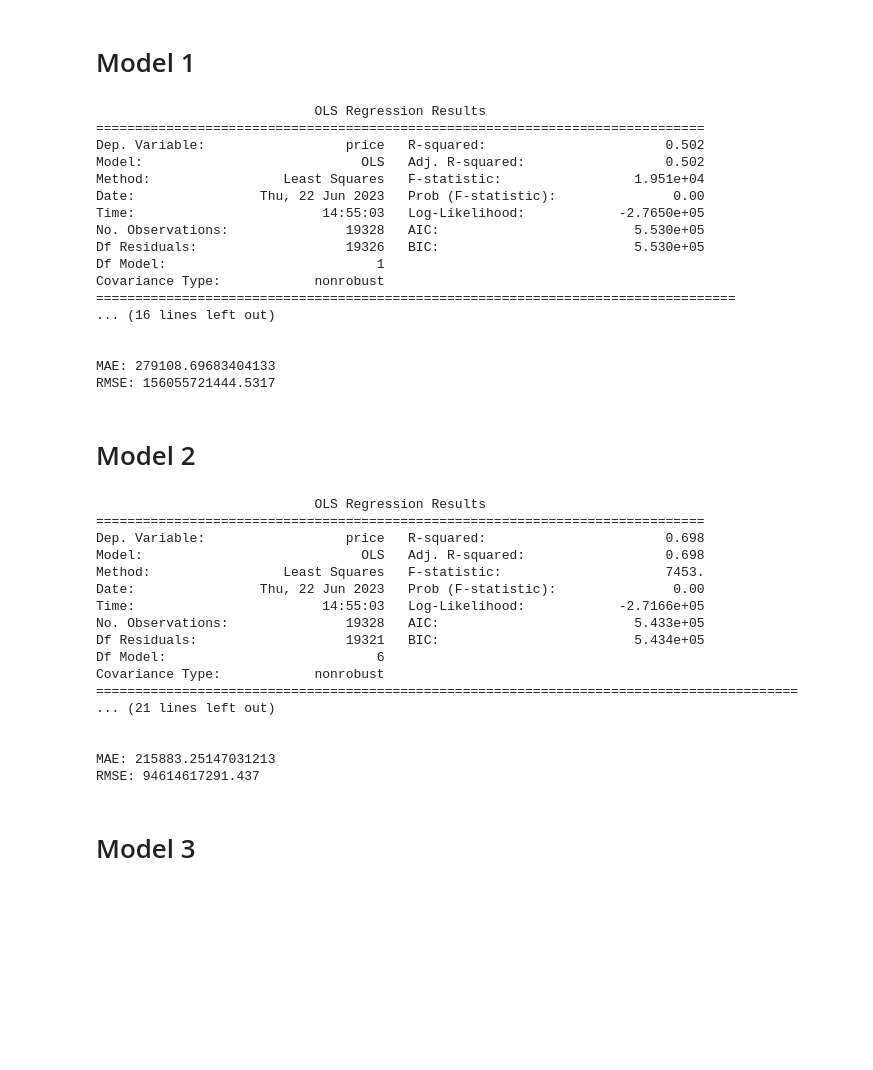
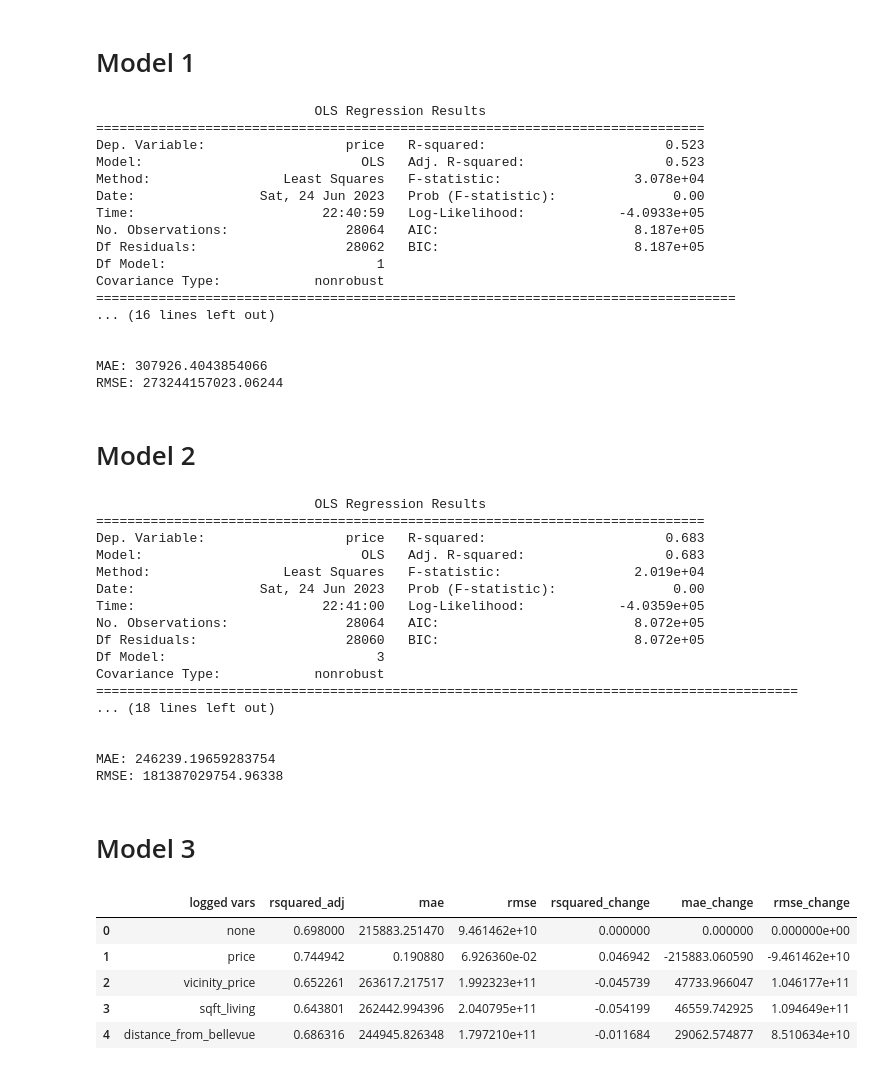
Before and after one commit to Jellohub/phase2_project, a Jupyter notebook: Notebook.ipynb, the cells around one changed output. Drawn from its saved outputs; the diff is of its cells as text; code cells hidden in the pictures; blank space fills up the shorter version.

Commit message:
Implemented new modeling strategies

```diff
--- a/Notebook.ipynb
+++ b/Notebook.ipynb
@@ -288,88 +273,96 @@ List of variables we are interested in:
 # %% [markdown]
 # Model 1
 # %%
-model = sm.OLS.from_formula(f"price ~ vicinity_price", data=houses)
+model = sm.OLS.from_formula(f"price ~ vicinity_price", data=df)
 results = model.fit()
 print(results.summary())
 print("\n\n")
-mae = mean_absolute_error(houses.price, results.predict(houses))
-rmse = mean_squared_error(houses.price, results.predict(houses))
+mae = mean_absolute_error(df.price, results.predict(df))
+rmse = mean_squared_error(df.price, results.predict(df))
 print (f"MAE: {mae}\nRMSE: {rmse}")
 # %% [output]
                             OLS Regression Results
 ==============================================================================
-Dep. Variable:                  price   R-squared:                       0.502
-Model:                            OLS   Adj. R-squared:                  0.502
-Method:                 Least Squares   F-statistic:                 1.951e+04
-Date:                Thu, 22 Jun 2023   Prob (F-statistic):               0.00
-Time:                        14:55:03   Log-Likelihood:            -2.7650e+05
-No. Observations:               19328   AIC:                         5.530e+05
-Df Residuals:                   19326   BIC:                         5.530e+05
+Dep. Variable:                  price   R-squared:                       0.523
+Model:                            OLS   Adj. R-squared:                  0.523
+Method:                 Least Squares   F-statistic:                 3.078e+04
+Date:                Sat, 24 Jun 2023   Prob (F-statistic):               0.00
+Time:                        22:40:59   Log-Likelihood:            -4.0933e+05
+No. Observations:               28064   AIC:                         8.187e+05
+Df Residuals:                   28062   BIC:                         8.187e+05
 Df Model:                           1
 Covariance Type:            nonrobust
 ==================================================================================
 ... (16 lines left out)
 
 
-MAE: 279108.69683404133
-RMSE: 156055721444.5317
+MAE: 307926.4043854066
+RMSE: 273244157023.06244
 # %% [markdown]
 # Model 2
 # %%
-model = sm.OLS.from_formula(f"price ~ vicinity_price + grade + sqft_living + bathrooms + distance_from_bellevue + vicinity_density", data=houses)
+model = sm.OLS.from_formula(f"price ~ vicinity_price + sqft_living + vicinity_price + distance_from_bellevue", data=df)
 results = model.fit()
 print(results.summary())
 print("\n\n")
-mae = mean_absolute_error(houses.price, results.predict(houses))
-rmse = mean_squared_error(houses.price, results.predict(houses))
+mae = mean_absolute_error(df.price, results.predict(df))
+rmse = mean_squared_error(df.price, results.predict(df))
 print (f"MAE: {mae}\nRMSE: {rmse}")
 # %% [output]
                             OLS Regression Results
 ==============================================================================
-Dep. Variable:                  price   R-squared:                       0.698
-Model:                            OLS   Adj. R-squared:                  0.698
-Method:                 Least Squares   F-statistic:                     7453.
-Date:                Thu, 22 Jun 2023   Prob (F-statistic):               0.00
-Time:                        14:55:03   Log-Likelihood:            -2.7166e+05
-No. Observations:               19328   AIC:                         5.433e+05
-Df Residuals:                   19321   BIC:                         5.434e+05
-Df Model:                           6
+Dep. Variable:                  price   R-squared:                       0.683
+Model:                            OLS   Adj. R-squared:                  0.683
+Method:                 Least Squares   F-statistic:                 2.019e+04
+Date:                Sat, 24 Jun 2023   Prob (F-statistic):               0.00
+Time:                        22:41:00   Log-Likelihood:            -4.0359e+05
+No. Observations:               28064   AIC:                         8.072e+05
+Df Residuals:                   28060   BIC:                         8.072e+05
+Df Model:                           3
 Covariance Type:            nonrobust
 ==========================================================================================
-... (21 lines left out)
+... (18 lines left out)
 
 
-MAE: 215883.25147031213
-RMSE: 94614617291.437
+MAE: 246239.19659283754
+RMSE: 181387029754.96338
 # %% [markdown]
 # Model 3
 # %%
-to_log = ['price', 'vicinity_price', 'sqft_living', 'distance_from_bellevue', 'vicinity_density']
-
+to_log = ['price', 'vicinity_price', 'sqft_living', 'distance_from_bellevue']
 log_dict = {'logged vars': ["none"] + to_log,
             'rsquared_adj': [0.698],
             'mae': [215883.25147031213],
             'rmse': [94614617291.437],
             'rsquared_change': [0],
             'mae_change': [0],
             'rmse_change': [0]}
 
 for log in to_log:
 
-    houses_log = houses.copy()
-    houses_log[log] = np.log(houses_log[log])
+    df_log = df.copy()
+    df_log[log] = np.log(df_log[log])
 
-    model = sm.OLS.from_formula(f"price ~ vicinity_price + grade + sqft_living + bathrooms + distance_from_bellevue + vicinity_density", data=houses_log)
+    model = sm.OLS.from_formula(f"price ~ vicinity_price + sqft_living + vicinity_price + distance_from_bellevue", data=df_log)
     results = model.fit()
 
-    mae = mean_absolute_error(houses_log.price, results.predict(houses_log))
-    rmse = mean_squared_error(houses_log.price, results.predict(houses_log))
+    mae = mean_absolute_error(df_log.price, results.predict(df_log))
+    rmse = mean_squared_error(df_log.price, results.predict(df_log))
     rsquared_adj = results.rsquared_adj
 
     log_dict['rsquared_adj'].append(rsquared_adj)
     log_dict['mae'].append(mae)
     log_dict['rmse'].append(rmse)
 
     log_dict['rsquared_change'].append(rsquared_adj - 0.698)
     log_dict['mae_change'].append(mae - 215883.25147031213)
     log_dict['rmse_change'].append(rmse - 94614617291.437)
+
+pd.DataFrame(log_dict)
+# %% [output]
+|  | logged vars | rsquared_adj | mae | rmse | rsquared_change | mae_change | rmse_change |
+| 0 | none | 0.698000 | 215883.251470 | 9.461462e+10 | 0.000000 | 0.000000 | 0.000000e+00 |
+| 1 | price | 0.744942 | 0.190880 | 6.926360e-02 | 0.046942 | -215883.060590 | -9.461462e+10 |
+| 2 | vicinity_price | 0.652261 | 263617.217517 | 1.992323e+11 | -0.045739 | 47733.966047 | 1.046177e+11 |
+| 3 | sqft_living | 0.643801 | 262442.994396 | 2.040795e+11 | -0.054199 | 46559.742925 | 1.094649e+11 |
+| 4 | distance_from_bellevue | 0.686316 | 244945.826348 | 1.797210e+11 | -0.011684 | 29062.574877 | 8.510634e+10 |
```
Also changed, not shown: parts of 43 cells of this notebook.
